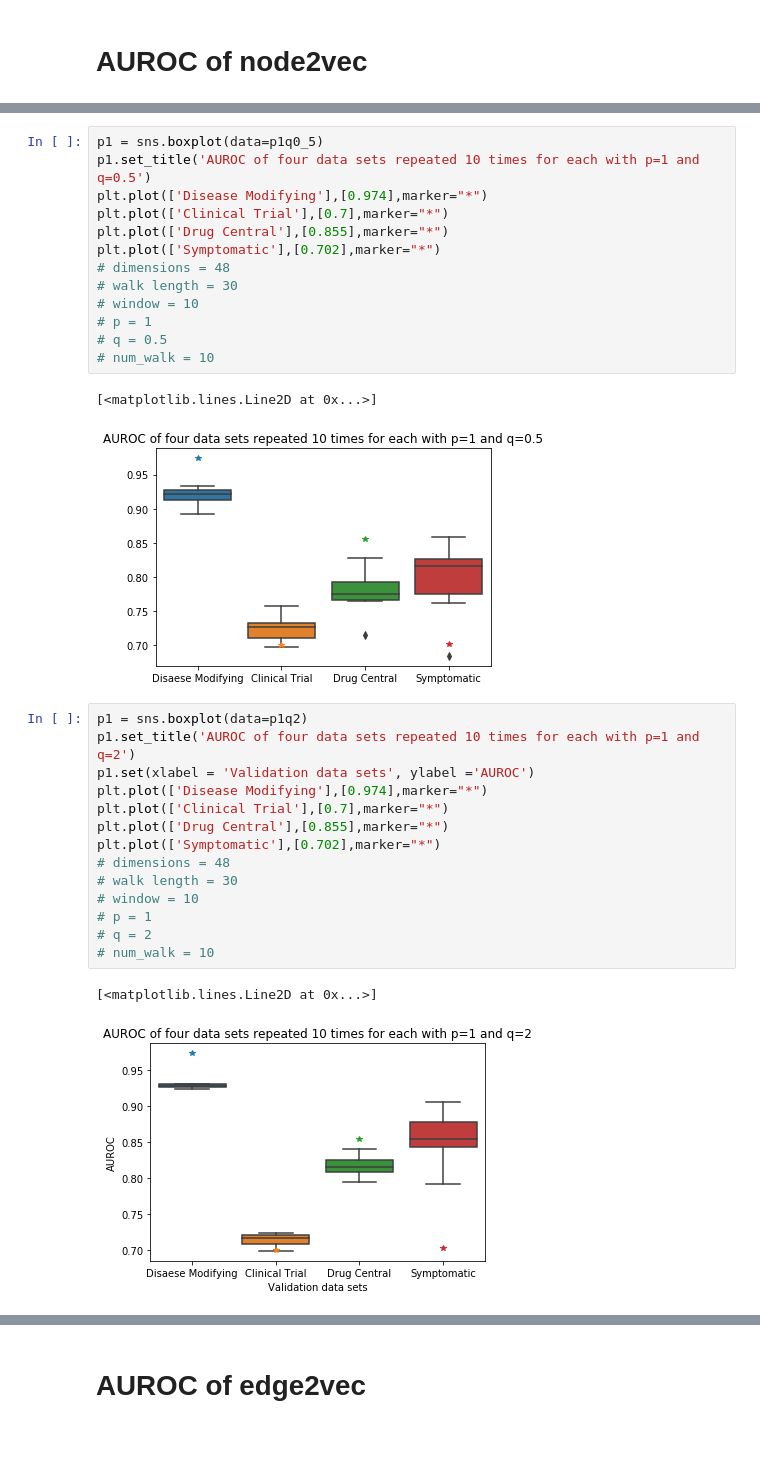
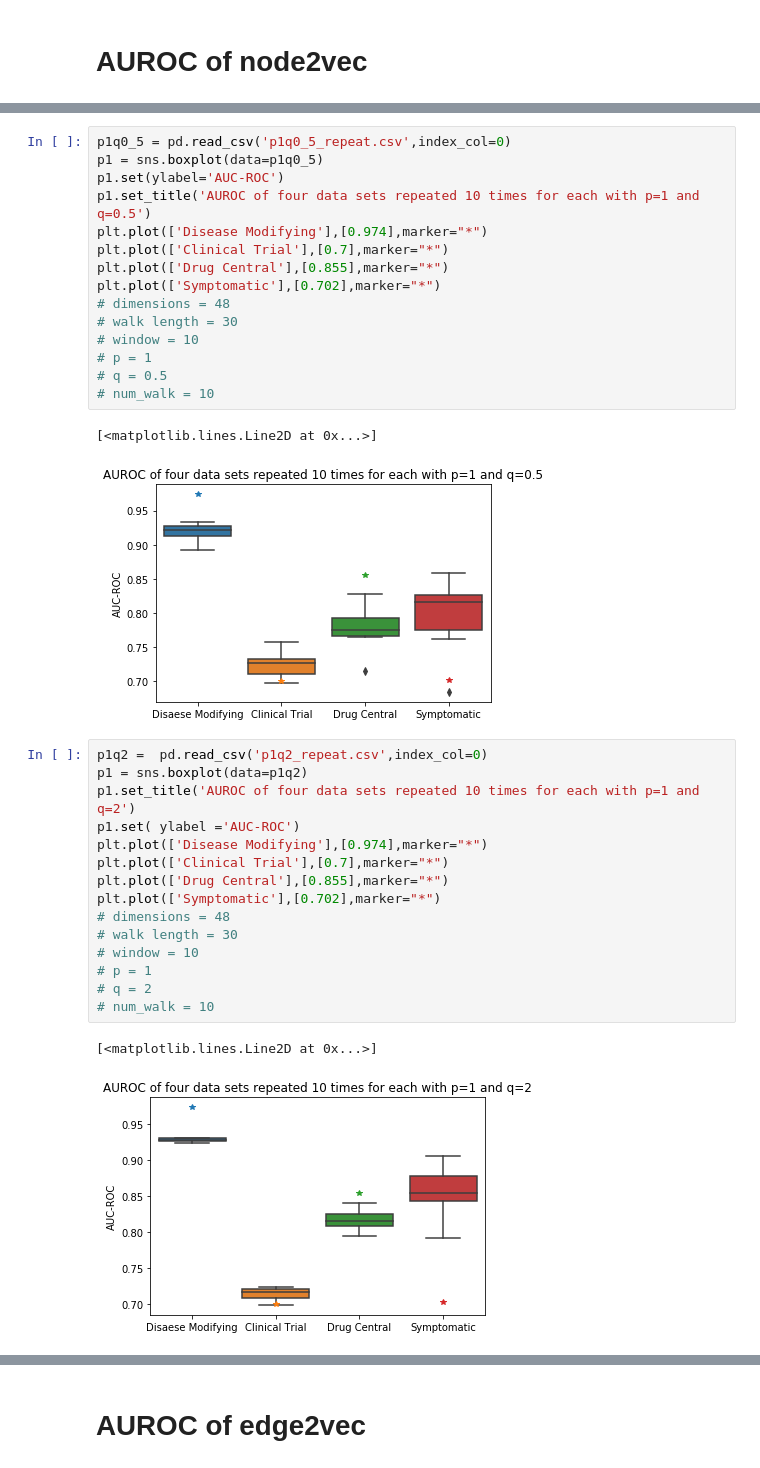
Before and after one commit to drugrelink/drugrelink, a Jupyter notebook: notebooks/plot_optimization.ipynb, the cells around one changed output, grey strips where cells are left out. Saved outputs shown, nothing was run; the diff lists cells and outputs as text; blank space fills up the shorter version.

```diff
--- a/notebooks/plot_optimization.ipynb
+++ b/notebooks/plot_optimization.ipynb
@@ -303,5 +322,7 @@ plt.plot(['Symptomatic'],[0.702],marker="*")
 # %%
+p1q0_5 = pd.read_csv('p1q0_5_repeat.csv',index_col=0)
 p1 = sns.boxplot(data=p1q0_5)
+p1.set(ylabel='AUC-ROC')
 p1.set_title('AUROC of four data sets repeated 10 times for each with p=1 and q=0.5')
 plt.plot(['Disease Modifying'],[0.974],marker="*")
 plt.plot(['Clinical Trial'],[0.7],marker="*")
@@ -315,24 +336,25 @@ plt.plot(['Symptomatic'],[0.702],marker="*")
 # num_walk = 10
 # %% [output]
 [<matplotlib.lines.Line2D at 0x...>]
-[figure, old version]
+[figure, new version]
 # %%
+p1q2 =  pd.read_csv('p1q2_repeat.csv',index_col=0)
 p1 = sns.boxplot(data=p1q2)
 p1.set_title('AUROC of four data sets repeated 10 times for each with p=1 and q=2')
-p1.set(xlabel = 'Validation data sets', ylabel ='AUROC')
+p1.set( ylabel ='AUC-ROC')
 plt.plot(['Disease Modifying'],[0.974],marker="*")
 plt.plot(['Clinical Trial'],[0.7],marker="*")
 plt.plot(['Drug Central'],[0.855],marker="*")
 plt.plot(['Symptomatic'],[0.702],marker="*")
 # dimensions = 48
 # walk length = 30
 # window = 10
 # p = 1
 # q = 2
 # num_walk = 10
 # %% [output]
 [<matplotlib.lines.Line2D at 0x...>]
-[figure, old version]
+[figure, new version]
 # %%
 nw50_p1q2 = read_repeat('/home/lxu/Desktop/node2vec_graph_wl50_p1q2')
 nw100_p1q2 = read_repeat('/home/lxu/Desktop/node2vec_graph_wl100_p1q2')
```
Also changed, not shown: parts of 18 cells of this notebook, 4 other files.
